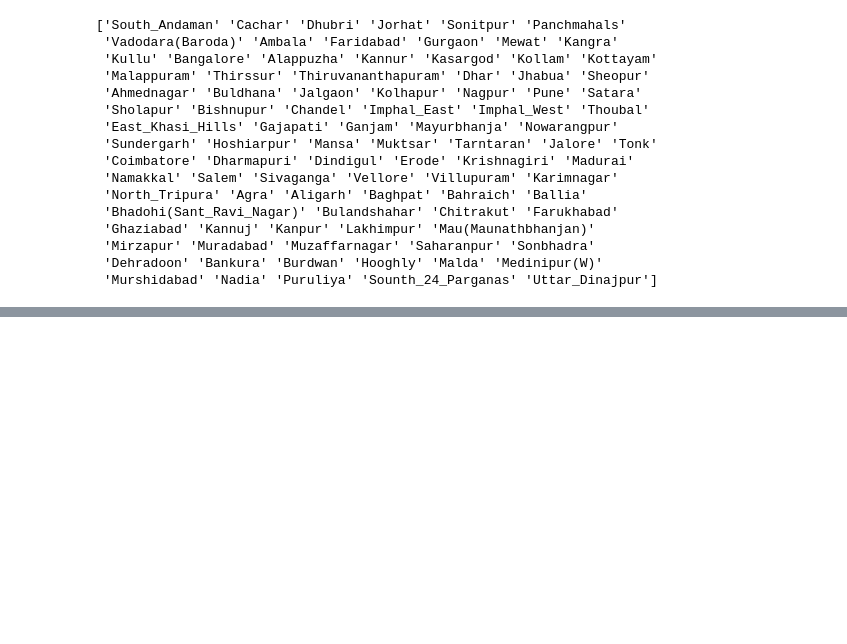
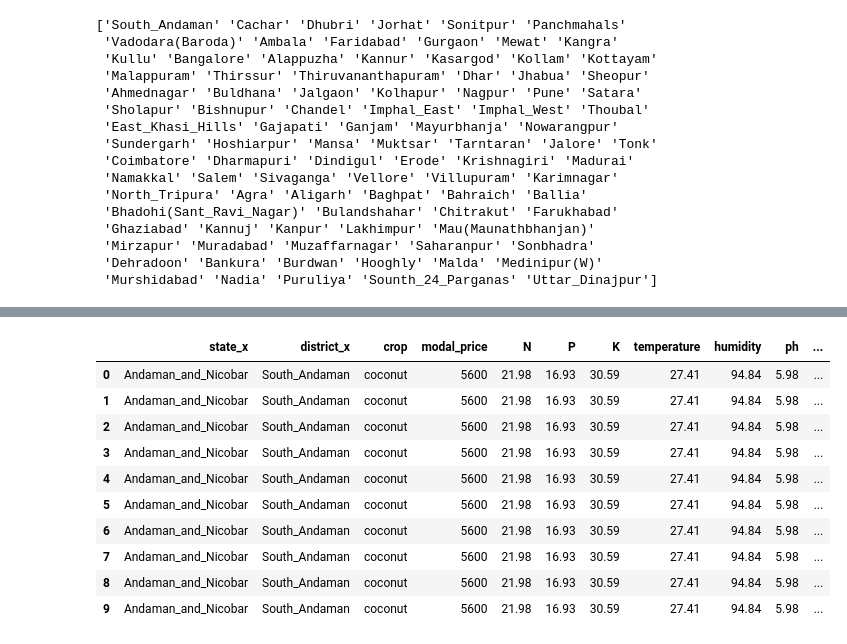
Before and after one commit to piyush-mk/TRINIT_ExeAI_ML, a Jupyter notebook: preprocess.ipynb, the cells around one changed output, grey strips where cells are left out. Drawn from its saved outputs; the diff is of its cells as text; code cells hidden in the pictures; blank space fills up the shorter version.

```diff
--- a/preprocess.ipynb
+++ b/preprocess.ipynb
@@ -316,0 +376,14 @@ print(list2)
+# %%
+df8.head(10)
+# %% [output]
+|  | state_x | district_x | crop | modal_price | N | P | K | temperature | humidity | ph | ... |
+| 0 | Andaman_and_Nicobar | South_Andaman | coconut | 5600 | 21.98 | 16.93 | 30.59 | 27.41 | 94.84 | 5.98 | ... |
+| 1 | Andaman_and_Nicobar | South_Andaman | coconut | 5600 | 21.98 | 16.93 | 30.59 | 27.41 | 94.84 | 5.98 | ... |
+| 2 | Andaman_and_Nicobar | South_Andaman | coconut | 5600 | 21.98 | 16.93 | 30.59 | 27.41 | 94.84 | 5.98 | ... |
+| 3 | Andaman_and_Nicobar | South_Andaman | coconut | 5600 | 21.98 | 16.93 | 30.59 | 27.41 | 94.84 | 5.98 | ... |
+| 4 | Andaman_and_Nicobar | South_Andaman | coconut | 5600 | 21.98 | 16.93 | 30.59 | 27.41 | 94.84 | 5.98 | ... |
+| 5 | Andaman_and_Nicobar | South_Andaman | coconut | 5600 | 21.98 | 16.93 | 30.59 | 27.41 | 94.84 | 5.98 | ... |
+| 6 | Andaman_and_Nicobar | South_Andaman | coconut | 5600 | 21.98 | 16.93 | 30.59 | 27.41 | 94.84 | 5.98 | ... |
+| 7 | Andaman_and_Nicobar | South_Andaman | coconut | 5600 | 21.98 | 16.93 | 30.59 | 27.41 | 94.84 | 5.98 | ... |
+| 8 | Andaman_and_Nicobar | South_Andaman | coconut | 5600 | 21.98 | 16.93 | 30.59 | 27.41 | 94.84 | 5.98 | ... |
+| 9 | Andaman_and_Nicobar | South_Andaman | coconut | 5600 | 21.98 | 16.93 | 30.59 | 27.41 | 94.84 | 5.98 | ... |
```
Also changed, not shown: parts of 20 cells of this notebook, 4 other files.
